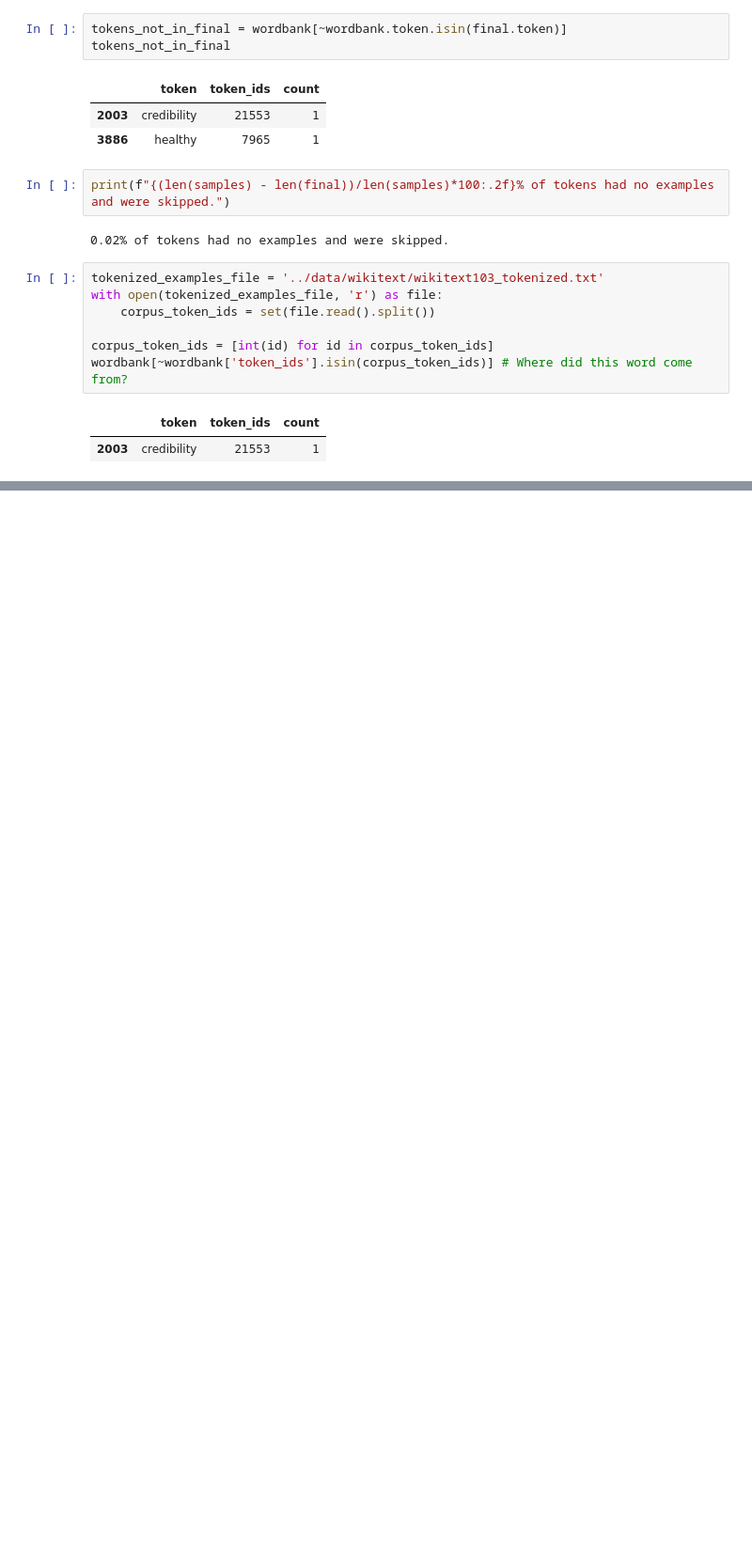
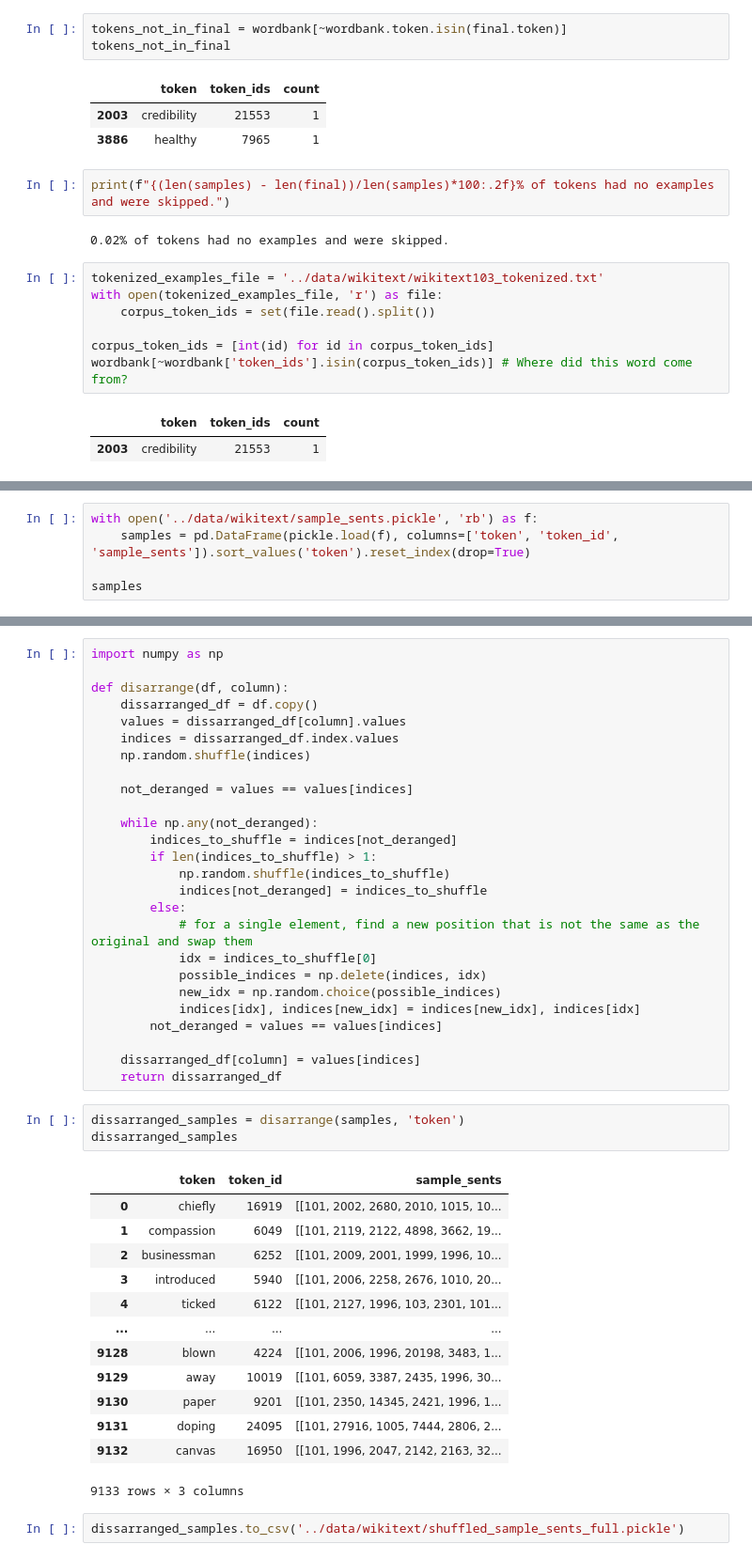
Before and after one commit to NazaninShafiabadi/NeuralLMs, a Jupyter notebook: src/stats.ipynb, the cells around one changed output, grey strips where cells are left out. Shown at 94% size. Drawn from its saved outputs; the diff is of its cells as text; blank space fills up the shorter version.

Commit message:
generated shuffled_sample_sents_full.pickle

```diff
--- a/src/stats.ipynb
+++ b/src/stats.ipynb
@@ -365,0 +368,5 @@ wordbank[~wordbank['token_ids'].isin(corpus_token_ids)] # Where did this word co
+# %%
+with open('../data/wikitext/sample_sents.pickle', 'rb') as f:
+    samples = pd.DataFrame(pickle.load(f), columns=['token', 'token_id', 'sample_sents']).sort_values('token').reset_index(drop=True)
+
+samples
@@ -365,0 +387,45 @@ wordbank[~wordbank['token_ids'].isin(corpus_token_ids)] # Where did this word co
+# %%
+import numpy as np
+
+def disarrange(df, column):
+    dissarranged_df = df.copy()
+    values = dissarranged_df[column].values
+    indices = dissarranged_df.index.values
+    np.random.shuffle(indices)
+
+    not_deranged = values == values[indices]
+
+    while np.any(not_deranged):
+        indices_to_shuffle = indices[not_deranged]
+        if len(indices_to_shuffle) > 1:
+            np.random.shuffle(indices_to_shuffle)
+            indices[not_deranged] = indices_to_shuffle
+        else:
+            # for a single element, find a new position that is not the same as the original and swap them
+            idx = indices_to_shuffle[0]
+            possible_indices = np.delete(indices, idx)
+            new_idx = np.random.choice(possible_indices)
+            indices[idx], indices[new_idx] = indices[new_idx], indices[idx]
+        not_deranged = values == values[indices]
+
+    dissarranged_df[column] = values[indices]
+    return dissarranged_df
+# %%
+dissarranged_samples = disarrange(samples, 'token')
+dissarranged_samples
+# %% [output]
+|  | token | token_id | sample_sents |
+| 0 | chiefly | 16919 | [[101, 2002, 2680, 2010, 1015, 10... |
+| 1 | compassion | 6049 | [[101, 2119, 2122, 4898, 3662, 19... |
+| 2 | businessman | 6252 | [[101, 2009, 2001, 1999, 1996, 10... |
+| 3 | introduced | 5940 | [[101, 2006, 2258, 2676, 1010, 20... |
+| 4 | ticked | 6122 | [[101, 2127, 1996, 103, 2301, 101... |
+| ... | ... | ... | ... |
+| 9128 | blown | 4224 | [[101, 2006, 1996, 20198, 3483, 1... |
+| 9129 | away | 10019 | [[101, 6059, 3387, 2435, 1996, 30... |
+| 9130 | paper | 9201 | [[101, 2350, 14345, 2421, 1996, 1... |
+| 9131 | doping | 24095 | [[101, 27916, 1005, 7444, 2806, 2... |
+| 9132 | canvas | 16950 | [[101, 1996, 2047, 2142, 2163, 32... |
+9133 rows × 3 columns
+# %%
+dissarranged_samples.to_csv('../data/wikitext/shuffled_sample_sents_full.pickle')
```
Also changed, not shown: parts of 2 cells of this notebook, 3 other files.
